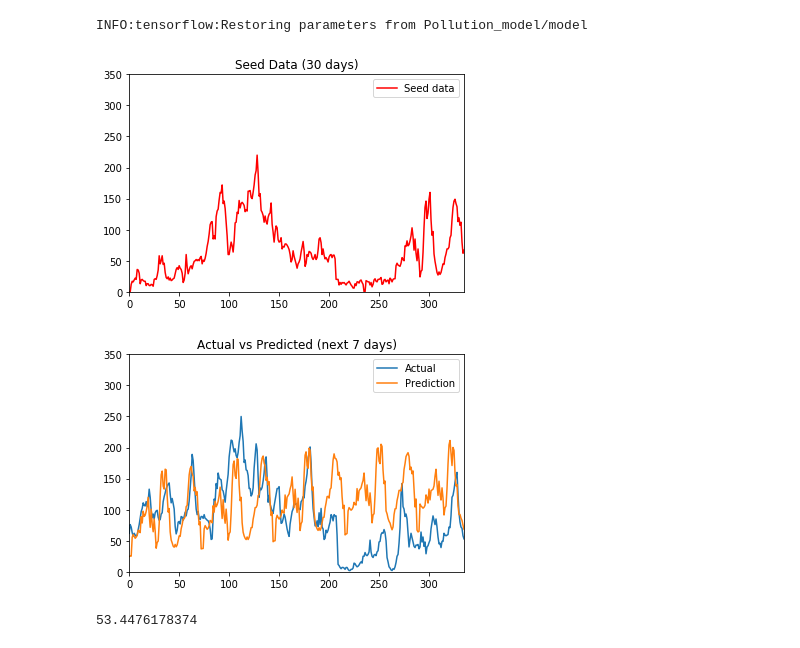
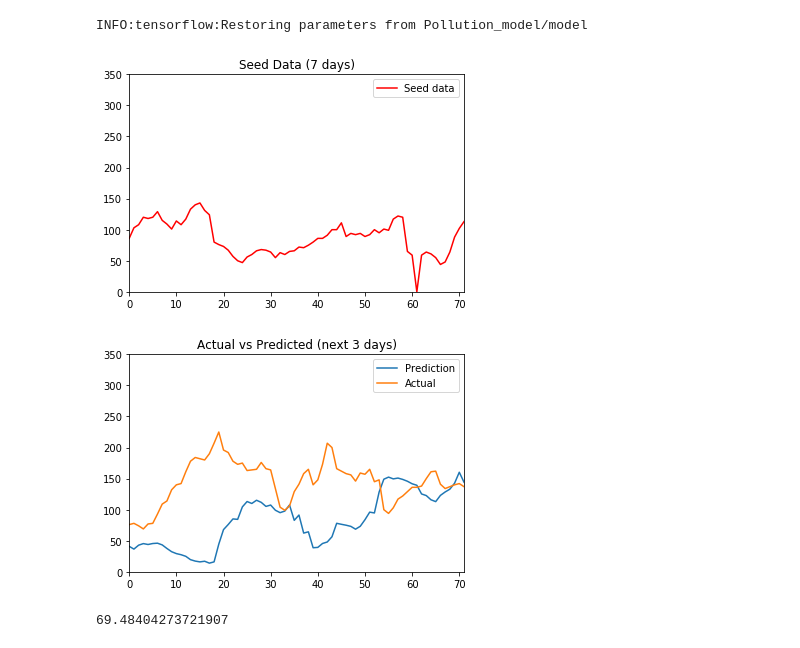
Before and after one commit to SAint7579/Hybrid_LSTM-DNN_PollutionForecasting, a Jupyter notebook: RNN_DNN_HYB.ipynb, the cells around one changed output. Saved outputs shown, nothing was run; the diff lists cells and outputs as text; code cells hidden in the pictures.

```diff
--- a/RNN_DNN_HYB.ipynb
+++ b/RNN_DNN_HYB.ipynb
@@ -141,7 +179,7 @@ dropout_layer2 = tf.nn.dropout(connected_layer2,hold_proba,name="drop2")
 network_op = tf.sigmoid(dnn_layer(dropout_layer2,1),name="network_op")
 # %%
 #Creating the MAE loss function
-loss = tf.reduce_mean(tf.abs(network_op-y))
+loss = tf.losses.huber_loss(labels=network_op,predictions=y)
 #Creating the optimizer and trainer
 optim = tf.train.AdamOptimizer(learning_rate=LR)
 train = optim.minimize(loss)
@@ -186,15 +213,15 @@ with tf.Session() as sess:
     #Restoring the model
     saver.restore(sess, "Pollution_model/model")
     #Preparing batches
-    x_rnn_batch,x_dnn_batch,y_batch = next_batch(test_set_rnn,test_set_dnn,steps=3001)
+    x_rnn_batch,x_dnn_batch,y_batch = next_batch(test_set_rnn,test_set_dnn,steps=30*24)
     #Predicting the output
     output = sess.run(network_op, feed_dict={x_rnn:x_rnn_batch,x_dnn:x_dnn_batch, hold_proba:1.0})
 # %% [output]
 INFO:tensorflow:Restoring parameters from Pollution_model/model
 # %%
 #Inverse scaling the predicted and actual values
-y_inversed = pol_scaler.inverse_transform(y_batch.reshape(1,3001)[:,:-1]).reshape(-1,1)
-pred_inversed = pol_scaler.inverse_transform(output.reshape(1,3001)[:,1:]).reshape(-1,1)
+y_inversed = pol_scaler.inverse_transform(y_batch.reshape(1,30*24)[:,:-1]).reshape(-1,1)
+pred_inversed = pol_scaler.inverse_transform(output.reshape(1,30*24)[:,1:]).reshape(-1,1)
 dataframe = np.append(y_inversed,pred_inversed,1)
 # %%
 ##Creating the dataframe
@@ -228,13 +257,13 @@ with tf.Session() as sess:
     saver.restore(sess, "Pollution_model/model")
 
     #Creating the Seed of 1 Week's data
-    train_seed_rnn = list(training_set_rnn[-24*60:])
-    train_seed_dnn = list(training_set_dnn[-24*60:])
+    train_seed_rnn = list(training_set_rnn[-24*7-PRED_DIST:-PRED_DIST])
+    train_seed_dnn = list(training_set_dnn[-24*7:])
     test_ind = 0
     #Predicting the next week's data
-    for iteration in range(24*5):
-        rnn_batch = np.array(train_seed_rnn[-24*60:]).reshape(1, -24*60, 1)
-        dnn_batch = np.array(train_seed_dnn[-24*60:])
+    for iteration in range(24*3):
+        rnn_batch = np.array(train_seed_rnn[-24*7:]).reshape(1, -24*7, 1)
+        dnn_batch = np.array(train_seed_dnn[-24*7:])
         y_pred = sess.run(network_op, feed_dict={x_rnn:rnn_batch,x_dnn:dnn_batch, hold_proba:1.0})
         #print("\nPrediction: ",y_pred[0, -1])
         train_seed_rnn.append(y_pred[0, -1])
@@ -245,23 +274,23 @@ with tf.Session() as sess:
 INFO:tensorflow:Restoring parameters from Pollution_model/model
 # %%
 #Inverse scaling the value
-seed_data = pol_scaler.inverse_transform(training_set_rnn[-24*14:])
-prediction_data = pol_scaler.inverse_transform(np.array(train_seed_rnn[-24*14:]).reshape(1, -1))
-actual_data =  pol_scaler.inverse_transform(test_set_rnn[:24*14])
-pd.DataFrame(list(seed_data),columns=['Seed data']).plot(c='Red')
+seed_data = pol_scaler.inverse_transform(training_set_rnn[-24*7-PRED_DIST:-PRED_DIST])
+prediction_data = pol_scaler.inverse_transform(np.array(train_seed_rnn[-24*3:]).reshape(1, -1))
+actual_data =  pol_scaler.inverse_transform(test_set_rnn[:24*3])
+pd.DataFrame(list(seed_data[-24*3:]),columns=['Seed data']).plot(c='Red')
 plt.ylim((0,350))
-plt.title("Seed Data (30 days)")
+plt.title("Seed Data (7 days)")
 plt.show()
 df = pd.DataFrame({'Prediction' :prediction_data.reshape(1,-1)[0], 'Actual':actual_data.reshape(1,-1)[0]})
 df.plot()
 plt.ylim((0,350))
-plt.title("Actual vs Predicted (next 7 days)")
+plt.title("Actual vs Predicted (next 3 days)")
 plt.show()
 y_true = df['Actual'].values
 y_pred = df['Prediction'].values
 score_mae = mean_absolute_error(y_true,y_pred)
 print(score_mae)
 # %% [output]
-[figure, old version]
+[figure, new version]
-[figure, old version]
+[figure, new version]
-53.4476178374
+69.48404273721907
```
Also changed, not shown: parts of 12 cells of this notebook, 11 other files.
